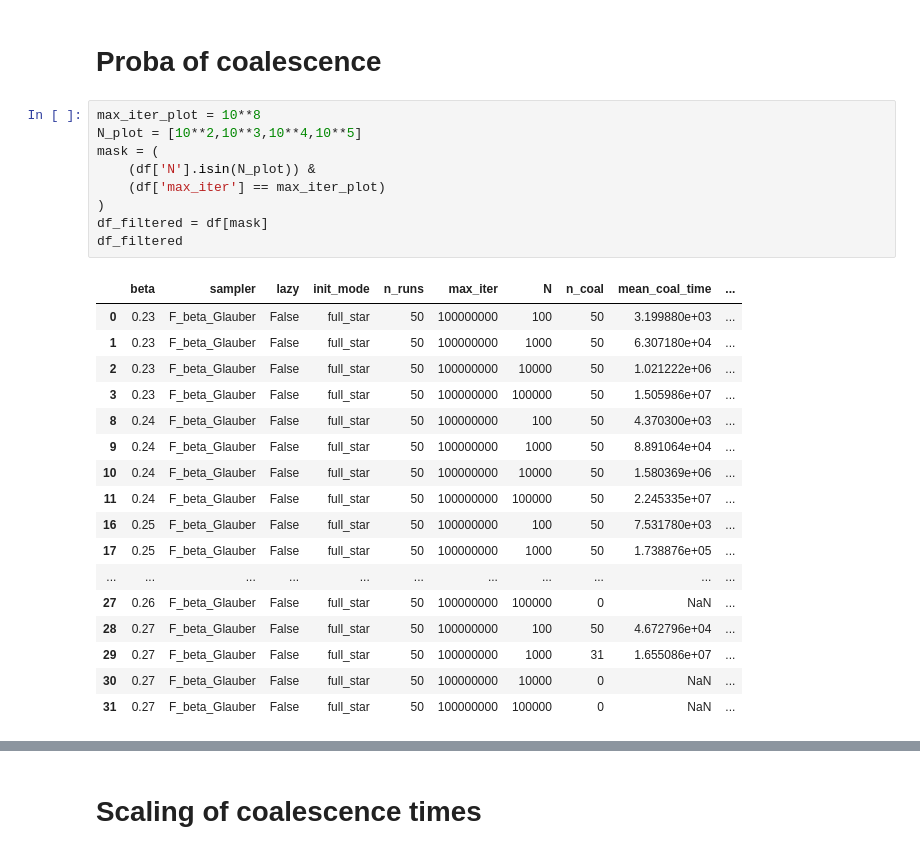
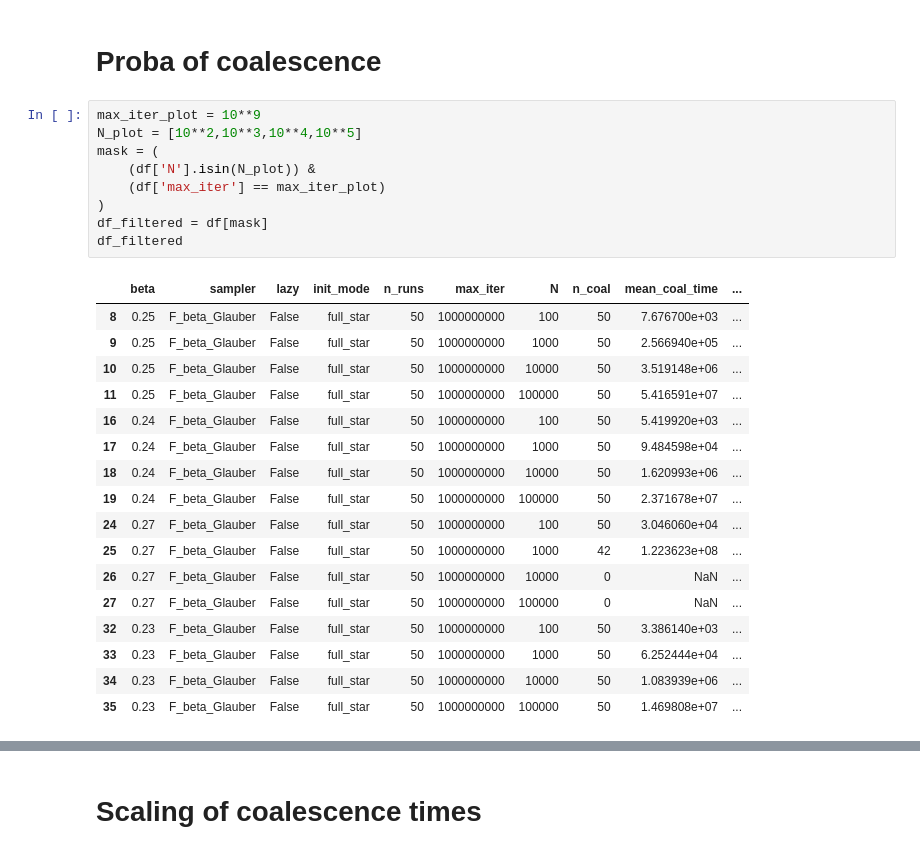
Before and after one commit to LouiseBudzynski/Bounding_Chain_Disordered_Ising_Models, a Jupyter notebook: notebooks/read_coal_time.ipynb, the cells around one changed output, grey strips where cells are left out. Saved outputs shown, nothing was run; the diff lists cells and outputs as text.

```diff
--- a/notebooks/read_coal_time.ipynb
+++ b/notebooks/read_coal_time.ipynb
@@ -41,32 +41,32 @@ df
 # %% [markdown]
 # Proba of coalescence
 # %%
-max_iter_plot = 10**8
+max_iter_plot = 10**9
 N_plot = [10**2,10**3,10**4,10**5]
 mask = (
     (df['N'].isin(N_plot)) &
     (df['max_iter'] == max_iter_plot)
 )
 df_filtered = df[mask]
 df_filtered
 # %% [output]
 |  | beta | sampler | lazy | init_mode | n_runs | max_iter | N | n_coal | mean_coal_time | ... |
-| 0 | 0.23 | F_beta_Glauber | False | full_star | 50 | 100000000 | 100 | 50 | 3.199880e+03 | ... |
-| 1 | 0.23 | F_beta_Glauber | False | full_star | 50 | 100000000 | 1000 | 50 | 6.307180e+04 | ... |
-| 2 | 0.23 | F_beta_Glauber | False | full_star | 50 | 100000000 | 10000 | 50 | 1.021222e+06 | ... |
-| 3 | 0.23 | F_beta_Glauber | False | full_star | 50 | 100000000 | 100000 | 50 | 1.505986e+07 | ... |
-| 8 | 0.24 | F_beta_Glauber | False | full_star | 50 | 100000000 | 100 | 50 | 4.370300e+03 | ... |
-| 9 | 0.24 | F_beta_Glauber | False | full_star | 50 | 100000000 | 1000 | 50 | 8.891064e+04 | ... |
-| 10 | 0.24 | F_beta_Glauber | False | full_star | 50 | 100000000 | 10000 | 50 | 1.580369e+06 | ... |
-| 11 | 0.24 | F_beta_Glauber | False | full_star | 50 | 100000000 | 100000 | 50 | 2.245335e+07 | ... |
-| 16 | 0.25 | F_beta_Glauber | False | full_star | 50 | 100000000 | 100 | 50 | 7.531780e+03 | ... |
-| 17 | 0.25 | F_beta_Glauber | False | full_star | 50 | 100000000 | 1000 | 50 | 1.738876e+05 | ... |
-| ... | ... | ... | ... | ... | ... | ... | ... | ... | ... | ... |
-| 27 | 0.26 | F_beta_Glauber | False | full_star | 50 | 100000000 | 100000 | 0 | NaN | ... |
-| 28 | 0.27 | F_beta_Glauber | False | full_star | 50 | 100000000 | 100 | 50 | 4.672796e+04 | ... |
-| 29 | 0.27 | F_beta_Glauber | False | full_star | 50 | 100000000 | 1000 | 31 | 1.655086e+07 | ... |
-| 30 | 0.27 | F_beta_Glauber | False | full_star | 50 | 100000000 | 10000 | 0 | NaN | ... |
-| 31 | 0.27 | F_beta_Glauber | False | full_star | 50 | 100000000 | 100000 | 0 | NaN | ... |
+| 8 | 0.25 | F_beta_Glauber | False | full_star | 50 | 1000000000 | 100 | 50 | 7.676700e+03 | ... |
+| 9 | 0.25 | F_beta_Glauber | False | full_star | 50 | 1000000000 | 1000 | 50 | 2.566940e+05 | ... |
+| 10 | 0.25 | F_beta_Glauber | False | full_star | 50 | 1000000000 | 10000 | 50 | 3.519148e+06 | ... |
+| 11 | 0.25 | F_beta_Glauber | False | full_star | 50 | 1000000000 | 100000 | 50 | 5.416591e+07 | ... |
+| 16 | 0.24 | F_beta_Glauber | False | full_star | 50 | 1000000000 | 100 | 50 | 5.419920e+03 | ... |
+| 17 | 0.24 | F_beta_Glauber | False | full_star | 50 | 1000000000 | 1000 | 50 | 9.484598e+04 | ... |
+| 18 | 0.24 | F_beta_Glauber | False | full_star | 50 | 1000000000 | 10000 | 50 | 1.620993e+06 | ... |
+| 19 | 0.24 | F_beta_Glauber | False | full_star | 50 | 1000000000 | 100000 | 50 | 2.371678e+07 | ... |
+| 24 | 0.27 | F_beta_Glauber | False | full_star | 50 | 1000000000 | 100 | 50 | 3.046060e+04 | ... |
+| 25 | 0.27 | F_beta_Glauber | False | full_star | 50 | 1000000000 | 1000 | 42 | 1.223623e+08 | ... |
+| 26 | 0.27 | F_beta_Glauber | False | full_star | 50 | 1000000000 | 10000 | 0 | NaN | ... |
+| 27 | 0.27 | F_beta_Glauber | False | full_star | 50 | 1000000000 | 100000 | 0 | NaN | ... |
+| 32 | 0.23 | F_beta_Glauber | False | full_star | 50 | 1000000000 | 100 | 50 | 3.386140e+03 | ... |
+| 33 | 0.23 | F_beta_Glauber | False | full_star | 50 | 1000000000 | 1000 | 50 | 6.252444e+04 | ... |
+| 34 | 0.23 | F_beta_Glauber | False | full_star | 50 | 1000000000 | 10000 | 50 | 1.083939e+06 | ... |
+| 35 | 0.23 | F_beta_Glauber | False | full_star | 50 | 1000000000 | 100000 | 50 | 1.469808e+07 | ... |
 # %%
 for N in df_filtered['N'].unique():
     sub_df = df_filtered[df_filtered['N'] == N].sort_values('beta')
```
Also changed, not shown: parts of 7 cells of this notebook.
